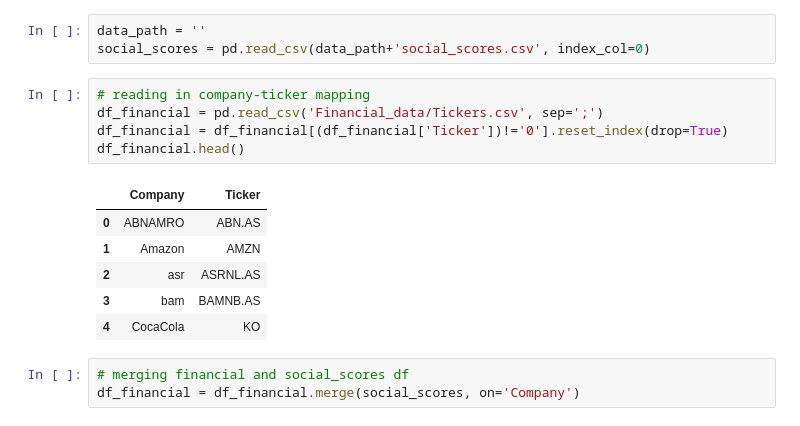
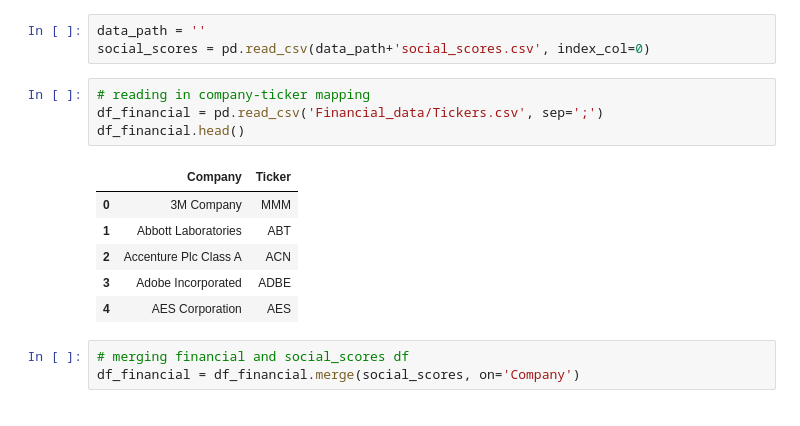
Before and after one commit to benjaminrike1/social_score, a Jupyter notebook: financial_model.ipynb, the cells around one changed output. Drawn from its saved outputs; the diff is of its cells as text.

Commit message:
New tickers and finacial data

```diff
--- a/financial_model.ipynb
+++ b/financial_model.ipynb
@@ -44,15 +44,14 @@ social_scores = pd.read_csv(data_path+'social_scores.csv', index_col=0)
 # %%
 # reading in company-ticker mapping
 df_financial = pd.read_csv('Financial_data/Tickers.csv', sep=';')
-df_financial = df_financial[(df_financial['Ticker'])!='0'].reset_index(drop=True)
 df_financial.head()
 # %% [output]
 |  | Company | Ticker |
-| 0 | ABNAMRO | ABN.AS |
-| 1 | Amazon | AMZN |
-| 2 | asr | ASRNL.AS |
-| 3 | bam | BAMNB.AS |
-| 4 | CocaCola | KO |
+| 0 | 3M Company | MMM |
+| 1 | Abbott Laboratories | ABT |
+| 2 | Accenture Plc Class A | ACN |
+| 3 | Adobe Incorporated | ADBE |
+| 4 | AES Corporation | AES |
 # %%
 # merging financial and social_scores df
 df_financial = df_financial.merge(social_scores, on='Company')
```
Also changed, not shown: 4 other files.
